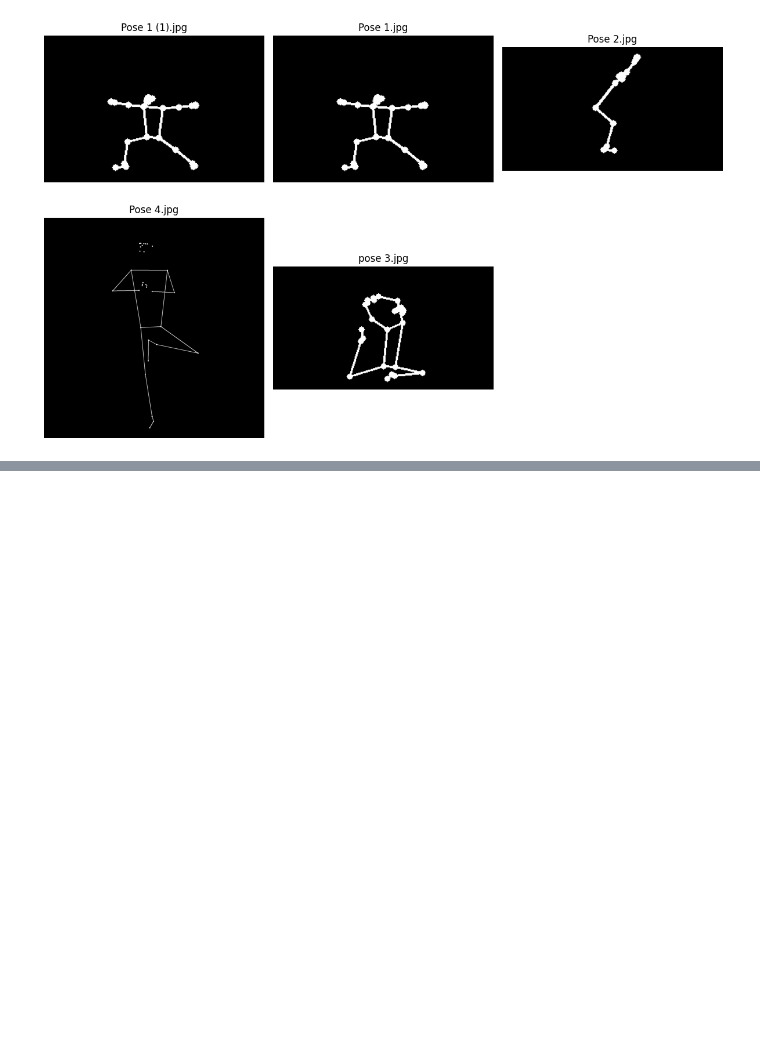
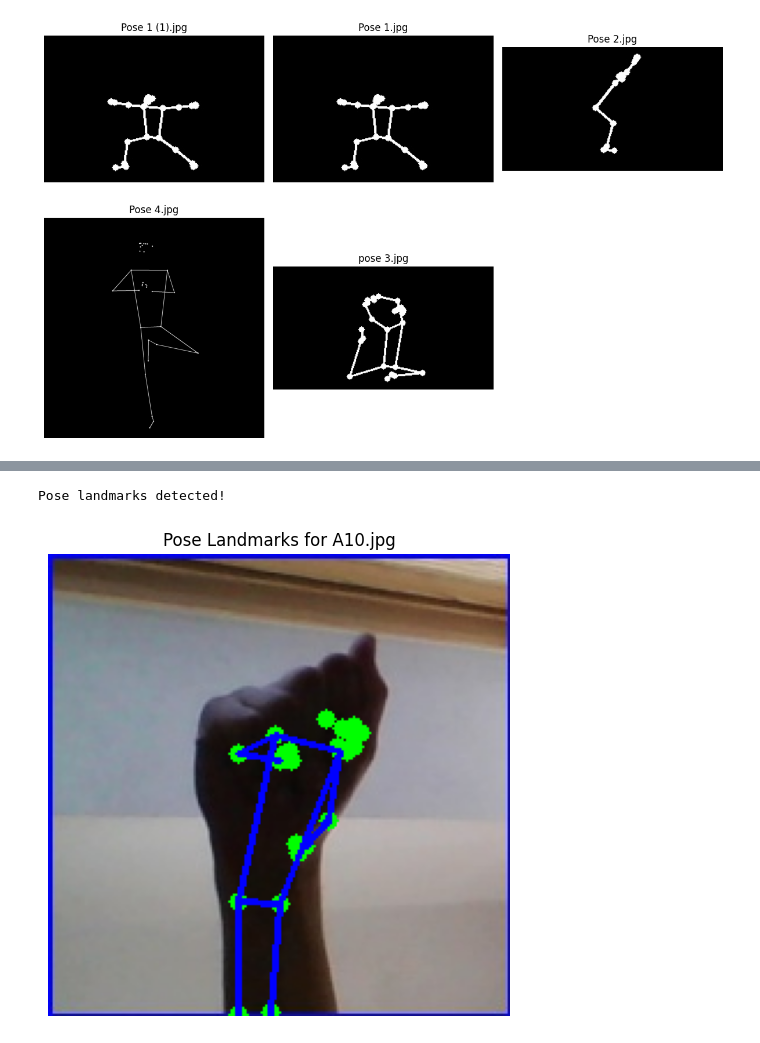
Before and after one commit to JenniEun/pose_extraction_mediapipe, a Jupyter notebook: pose_extraction_mediapipe.ipynb, the cells around one changed output, grey strips where cells are left out. Saved outputs shown, nothing was run; the diff lists cells and outputs as text; code cells hidden in the pictures; blank space fills up the shorter version.

```diff
--- a/pose_extraction_mediapipe.ipynb
+++ b/pose_extraction_mediapipe.ipynb
@@ -460,0 +521,20 @@ plt.show()
+# %%
+import os
+import cv2
+
+data_path = "asl_alphabet_train"
+images = []
+labels = []
+
+for label in os.listdir(data_path):
+    label_path = os.path.join(data_path, label)
+    if os.path.isdir(label_path):
+        for img_name in os.listdir(label_path):
+            img_path = os.path.join(label_path, img_name)
+            img = cv2.imread(img_path)
+            if img is not None:
+                img = cv2.resize(img, (224, 224))
+                images.append(img)
+                labels.append(label)
+
+print(len(images), "images loaded")
@@ -460,0 +622,11 @@ plt.show()
+# %%
+folder_path = "/content/asl_alphabet_train/asl_alphabet_train/A"
+output_folder = "/content/pose_landmarks/A"
+os.makedirs(output_folder, exist_ok=True)
+
+for img_file in os.listdir(folder_path):
+    img_path = os.path.join(folder_path, img_file)
+    landmarks = get_pose_landmarks(img_path)
+    if landmarks is not None:
+        save_path = os.path.join(output_folder, img_file.replace(".jpg", "_pose.npy"))
+        np.save(save_path, landmarks)
@@ -460,0 +713,6 @@ plt.show()
+# %%
+img_path = "/content/asl_alphabet_train/asl_alphabet_train/A/A10.jpg"
+show_pose_landmarks(img_path)
+# %% [output]
+Pose landmarks detected!
+[figure, added]
```
Also changed, not shown: parts of 16 cells of this notebook.
